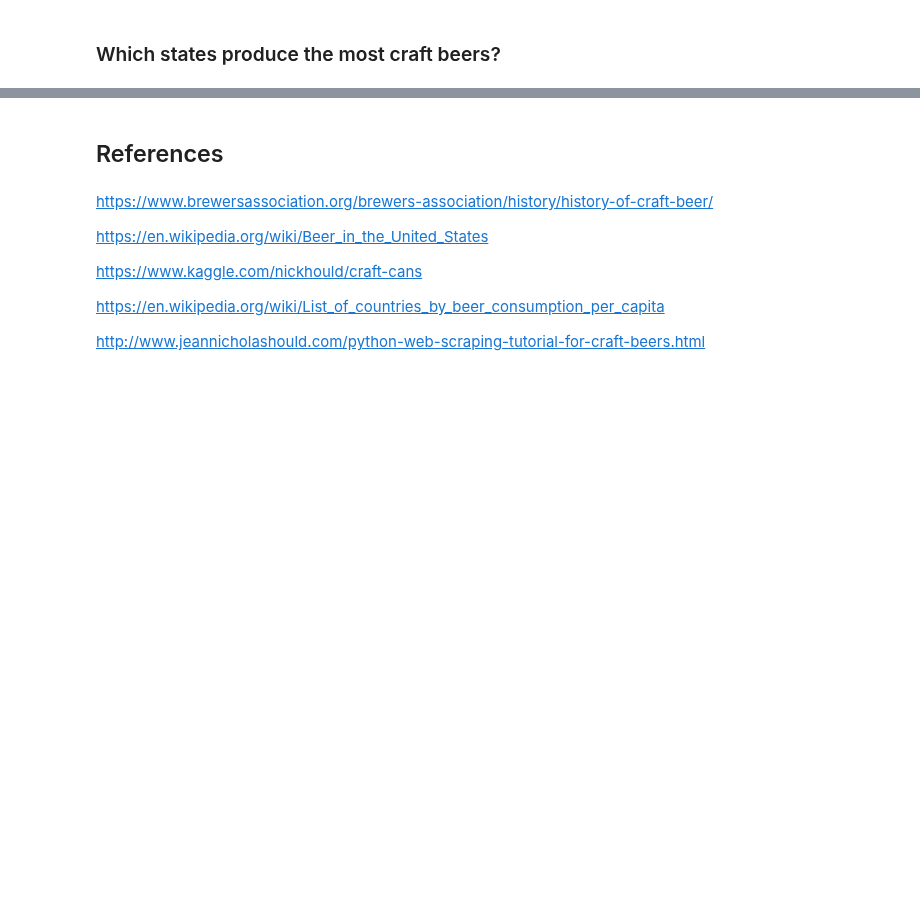
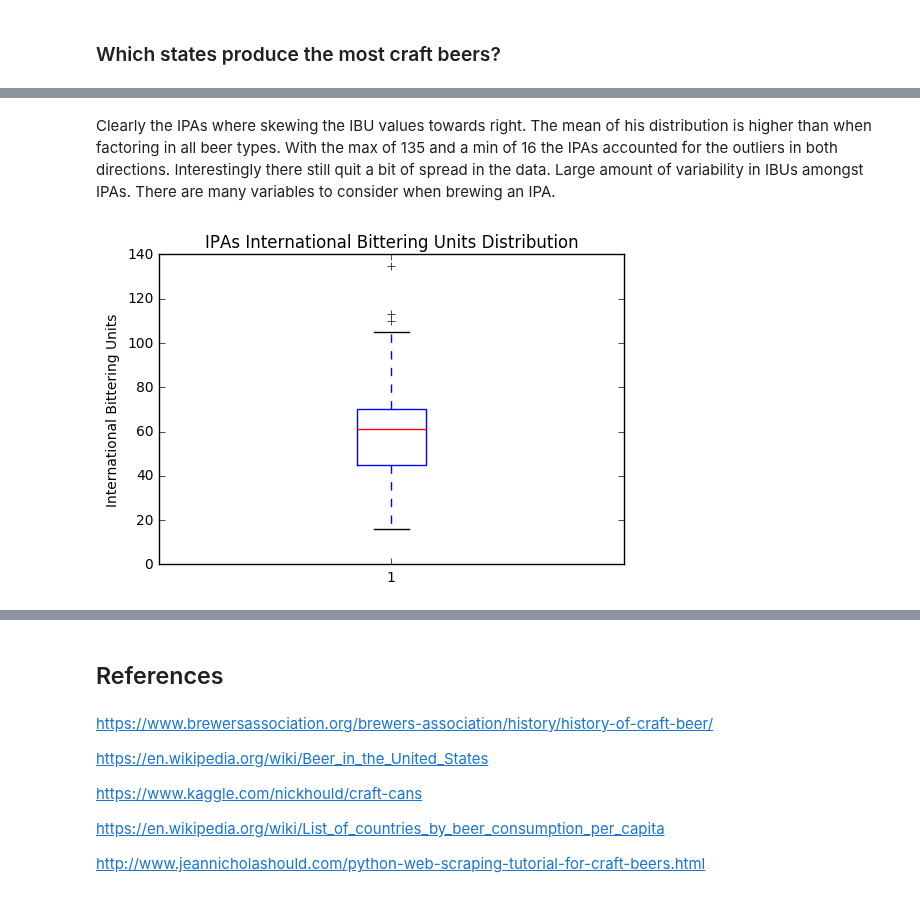
Before and after one commit to 315iah515/Thinkful-Notebooks, a Jupyter notebook: Prep/CapstoneAnalyticReport.ipynb, the cells around one changed output, grey strips where cells are left out. Drawn from its saved outputs; the diff is of its cells as text; code cells hidden in the pictures; blank space fills up the shorter version.

```diff
--- a/Prep/CapstoneAnalyticReport.ipynb
+++ b/Prep/CapstoneAnalyticReport.ipynb
@@ -94,0 +186,9 @@ The average ABV for the craft beers is 6 %. Considering that most of the beer ty
+# %% [markdown]
+Clearly the IPAs where skewing the IBU values  towards right. The mean of his distribution is higher than when factoring in all beer types.  With the max of 135 and a min of 16 the IPAs accounted for the outliers in both directions.  Interestingly there still quit a bit of spread in the data. Large amount of variability in IBUs amongst IPAs.   There are many variables to consider when brewing an IPA.
+# %%
+plt.boxplot(ipa_df['ibu'].dropna().values)
+plt.ylabel('International Bittering Units')
+plt.title('IPAs International Bittering Units Distribution')
+plt.show()
+# %% [output]
+[figure, added]
```
Also changed, not shown: parts of 19 cells of this notebook.
